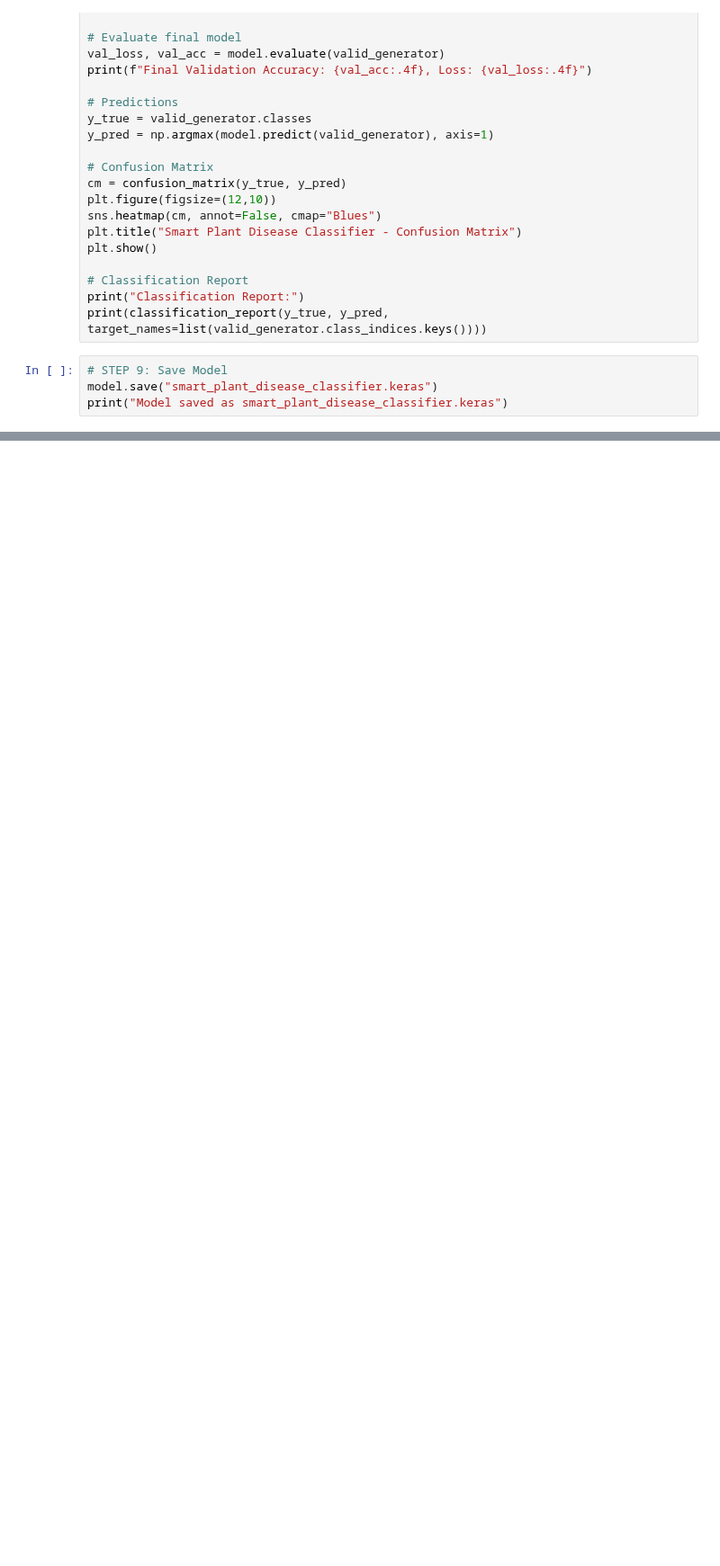
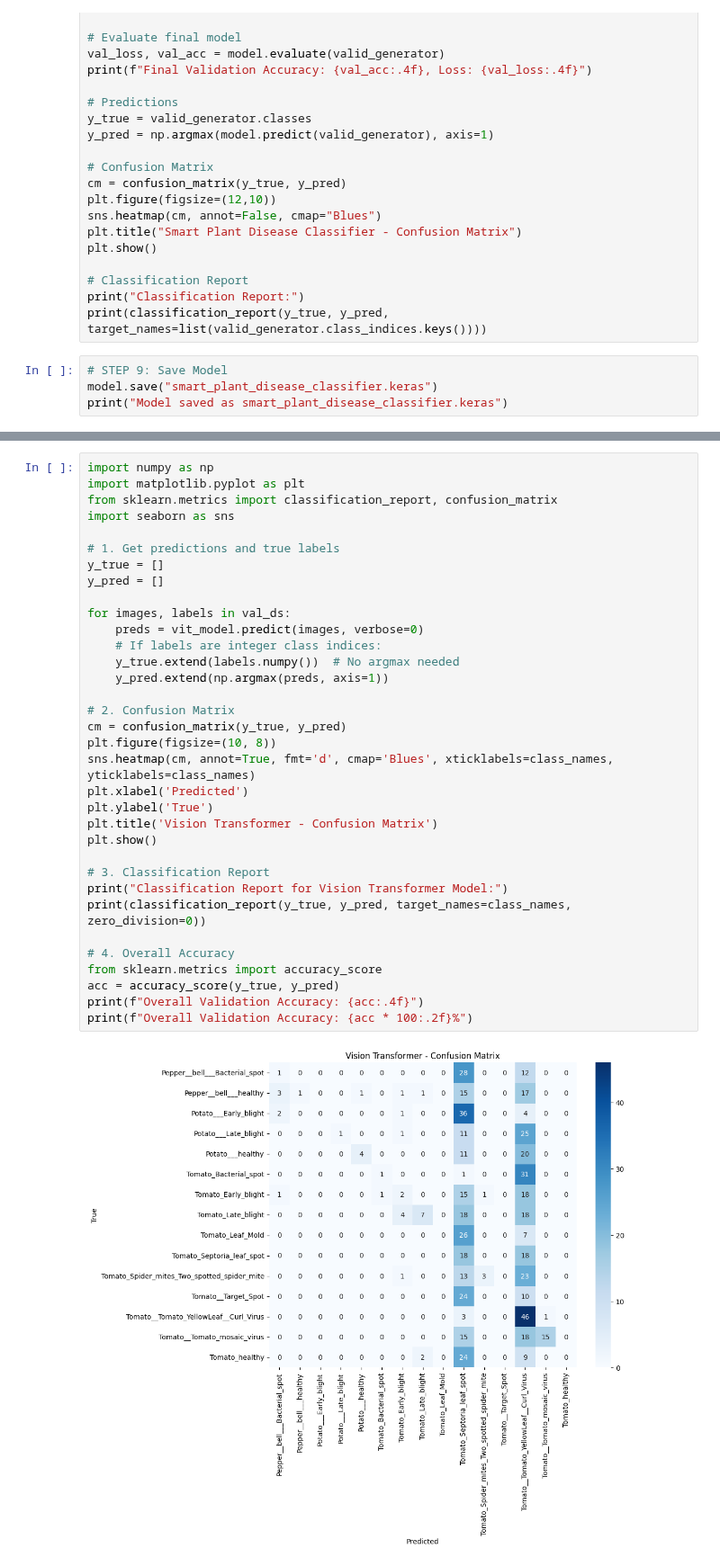
Before and after one commit to ChirathiSomadasa/Deep_Learning_Assignment, a Jupyter notebook: Deep_Learning_Assignment.ipynb, the cells around one changed output, grey strips where cells are left out. Shown at 90% size. Drawn from its saved outputs; the diff is of its cells as text; blank space fills up the shorter version.

```diff
--- a/Deep_Learning_Assignment.ipynb
+++ b/Deep_Learning_Assignment.ipynb
@@ -798,0 +1135,36 @@ print("Model saved as smart_plant_disease_classifier.keras")
+# %%
+import numpy as np
+import matplotlib.pyplot as plt
+from sklearn.metrics import classification_report, confusion_matrix
+import seaborn as sns
+
+# 1. Get predictions and true labels
+y_true = []
+y_pred = []
+
+for images, labels in val_ds:
+    preds = vit_model.predict(images, verbose=0)
+    # If labels are integer class indices:
+    y_true.extend(labels.numpy())  # No argmax needed
+    y_pred.extend(np.argmax(preds, axis=1))
+
+# 2. Confusion Matrix
+cm = confusion_matrix(y_true, y_pred)
+plt.figure(figsize=(10, 8))
+sns.heatmap(cm, annot=True, fmt='d', cmap='Blues', xticklabels=class_names, yticklabels=class_names)
+plt.xlabel('Predicted')
+plt.ylabel('True')
+plt.title('Vision Transformer - Confusion Matrix')
+plt.show()
+
+# 3. Classification Report
+print("Classification Report for Vision Transformer Model:")
+print(classification_report(y_true, y_pred, target_names=class_names, zero_division=0))
+
+# 4. Overall Accuracy
+from sklearn.metrics import accuracy_score
+acc = accuracy_score(y_true, y_pred)
+print(f"Overall Validation Accuracy: {acc:.4f}")
+print(f"Overall Validation Accuracy: {acc * 100:.2f}%")
+# %% [output]
+[figure, added]
```
Also changed, not shown: parts of 20 cells of this notebook.
